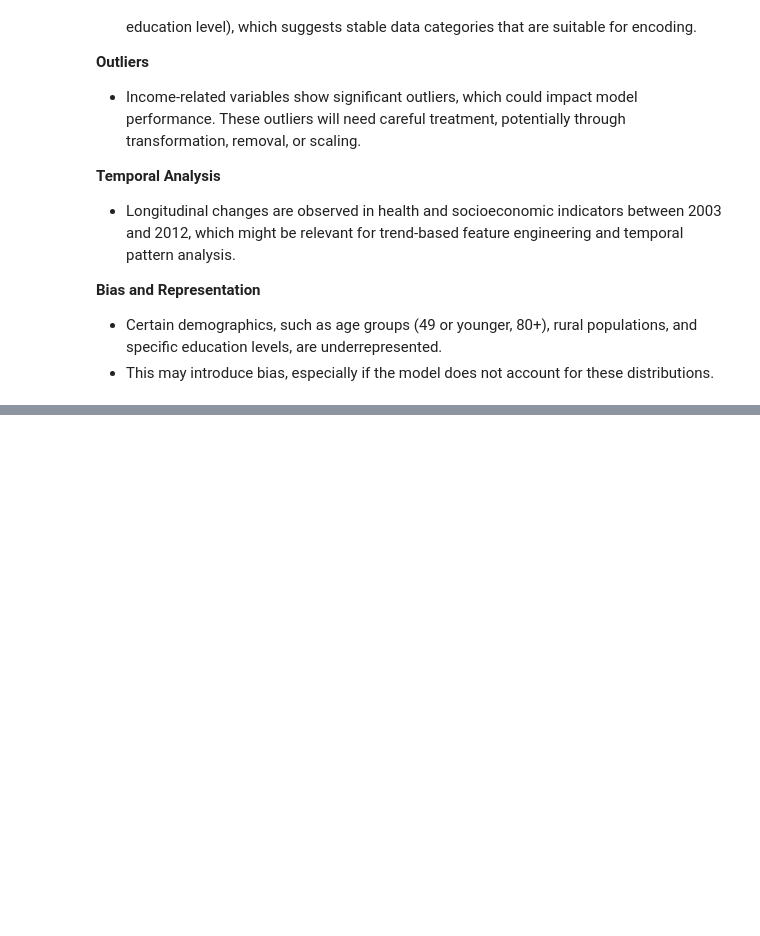
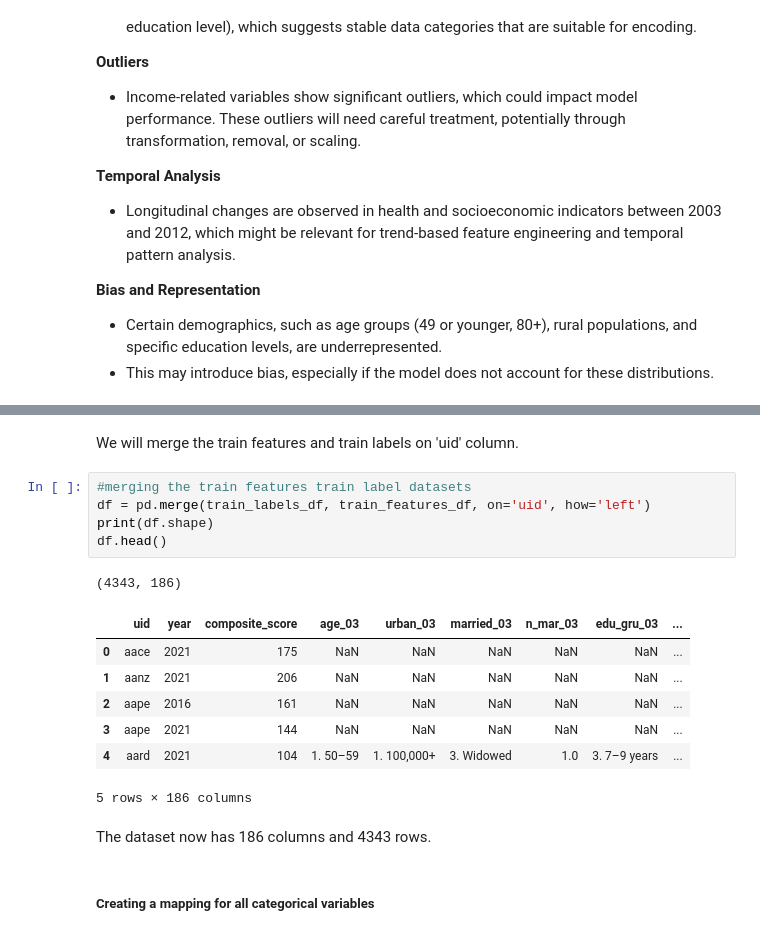
Before and after one commit to geomwangi007/Early-Detection-of-Alzheimer-s-Disease-and-Related-Dementias-Using-Social-Determinants-of-Health, a Jupyter notebook: Main.ipynb, the cells around one changed output, grey strips where cells are left out. Drawn from its saved outputs; the diff is of its cells as text; blank space fills up the shorter version.

```diff
--- a/Main.ipynb
+++ b/Main.ipynb
@@ -1041,0 +1110,20 @@ There is a need to consider strategies like resampling or applying weights to ad
+# %% [markdown]
+We will merge the train features and train labels on 'uid' column.
+# %%
+#merging the train features train label datasets
+df = pd.merge(train_labels_df, train_features_df, on='uid', how='left')
+print(df.shape)
+df.head()
+# %% [output]
+(4343, 186)
+|  | uid | year | composite_score | age_03 | urban_03 | married_03 | n_mar_03 | edu_gru_03 | ... |
+| 0 | aace | 2021 | 175 | NaN | NaN | NaN | NaN | NaN | ... |
+| 1 | aanz | 2021 | 206 | NaN | NaN | NaN | NaN | NaN | ... |
+| 2 | aape | 2016 | 161 | NaN | NaN | NaN | NaN | NaN | ... |
+| 3 | aape | 2021 | 144 | NaN | NaN | NaN | NaN | NaN | ... |
+| 4 | aard | 2021 | 104 | 1. 50–59 | 1. 100,000+ | 3. Widowed | 1.0 | 3. 7–9 years | ... |
+5 rows × 186 columns
+# %% [markdown]
+The dataset now has 186 columns and 4343 rows.
+# %% [markdown]
+##### Creating a mapping for all categorical variables
```
Also changed, not shown: parts of 16 cells of this notebook, 3 other files.
